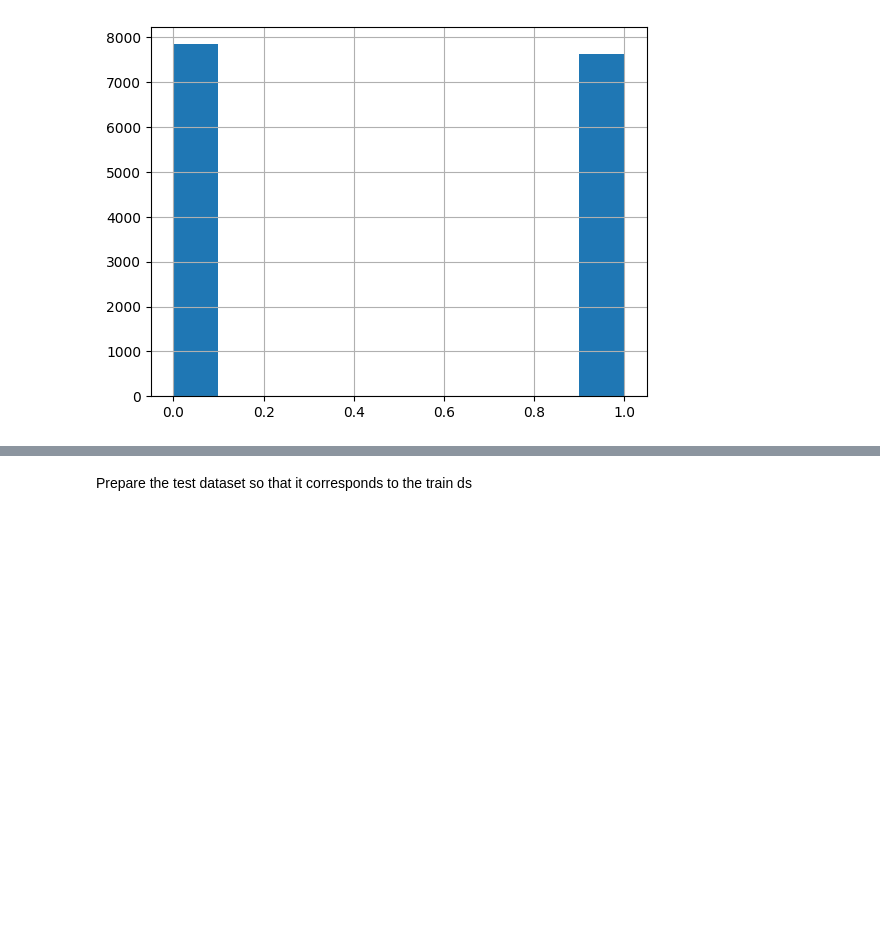
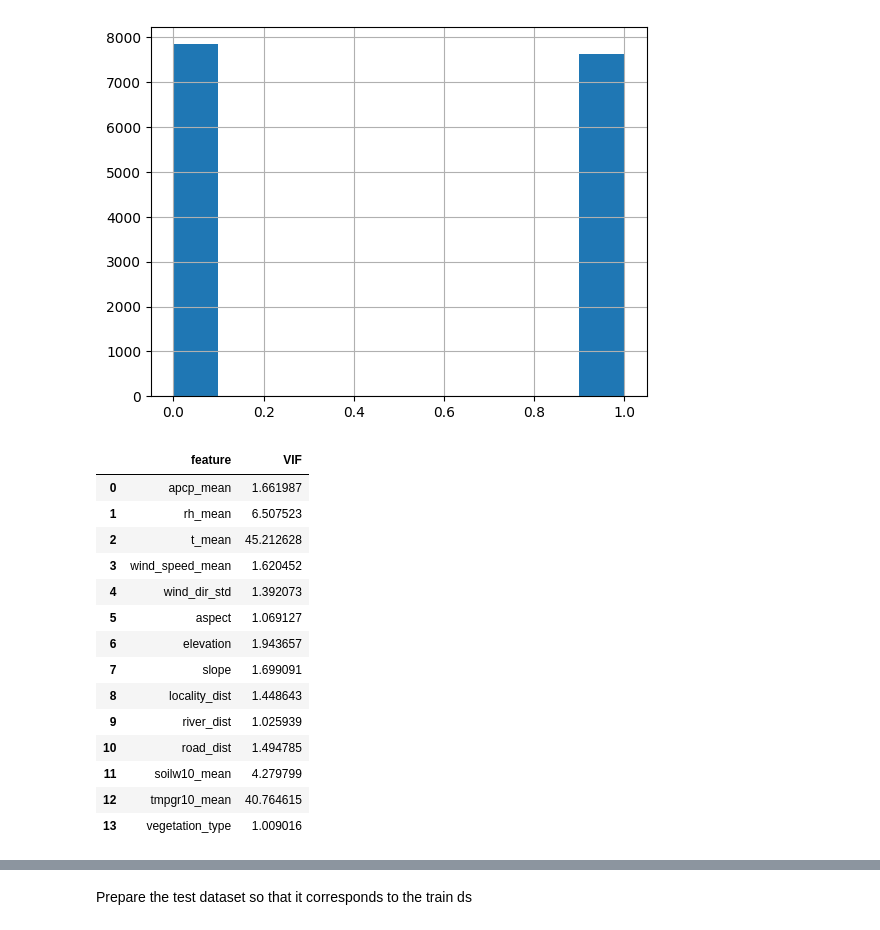
Before and after one commit to MS-17/vkr, a Jupyter notebook: train_nn.ipynb, the cells around one changed output, grey strips where cells are left out. Saved outputs shown, nothing was run; the diff lists cells and outputs as text; code cells hidden in the pictures; blank space fills up the shorter version.

```diff
--- a/train_nn.ipynb
+++ b/train_nn.ipynb
@@ -151 +159,23 @@ Index([ 1093,  1094,  1095,  1096,  1097,  1098,  1099,  1100,  1101,  1102,
+# %%
+train_ds_vif = train_ds_.loc[:, ~train_ds_.columns.isin(["is_fire"])]
+VIF = pd.DataFrame()
+VIF["feature"] = list(train_ds_vif.columns)
+VIF["VIF"] = [variance_inflation_factor(train_ds_vif.values, i) for i in range(train_ds_vif.shape[1])]
+VIF
+# %% [output]
+|  | feature | VIF |
+| 0 | apcp_mean | 1.661987 |
+| 1 | rh_mean | 6.507523 |
+| 2 | t_mean | 45.212628 |
+| 3 | wind_speed_mean | 1.620452 |
+| 4 | wind_dir_std | 1.392073 |
+| 5 | aspect | 1.069127 |
+| 6 | elevation | 1.943657 |
+| 7 | slope | 1.699091 |
+| 8 | locality_dist | 1.448643 |
+| 9 | river_dist | 1.025939 |
+| 10 | road_dist | 1.494785 |
+| 11 | soilw10_mean | 4.279799 |
+| 12 | tmpgr10_mean | 40.764615 |
+| 13 | vegetation_type | 1.009016 |
 # %%
```
Also changed, not shown: parts of 27 cells of this notebook, 1 other file.
